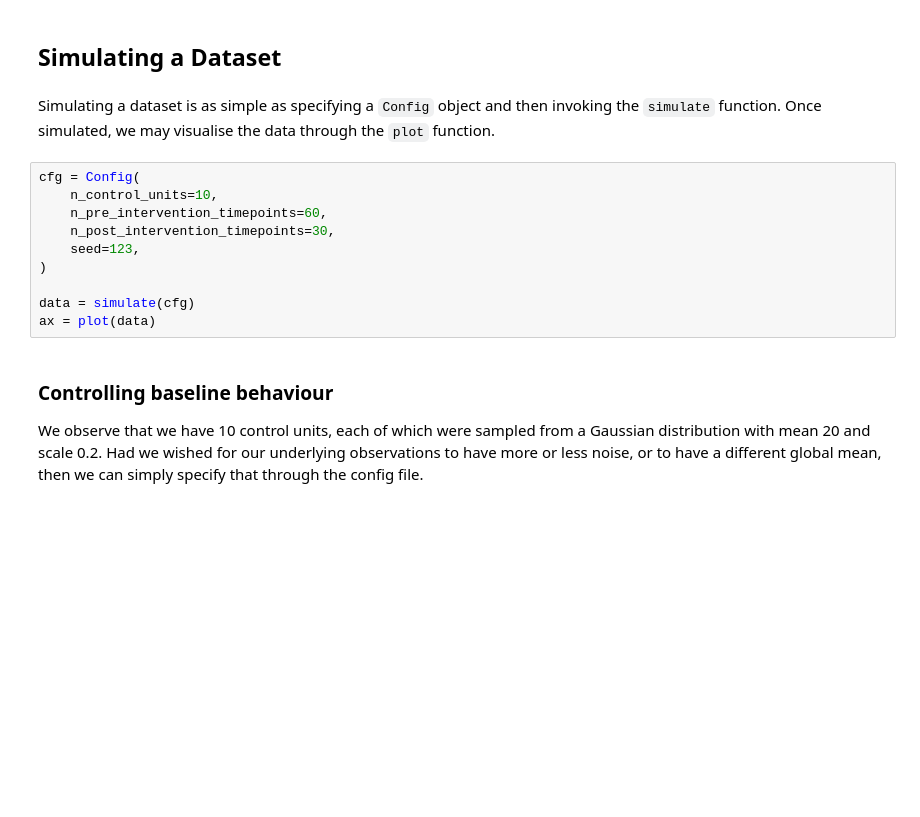
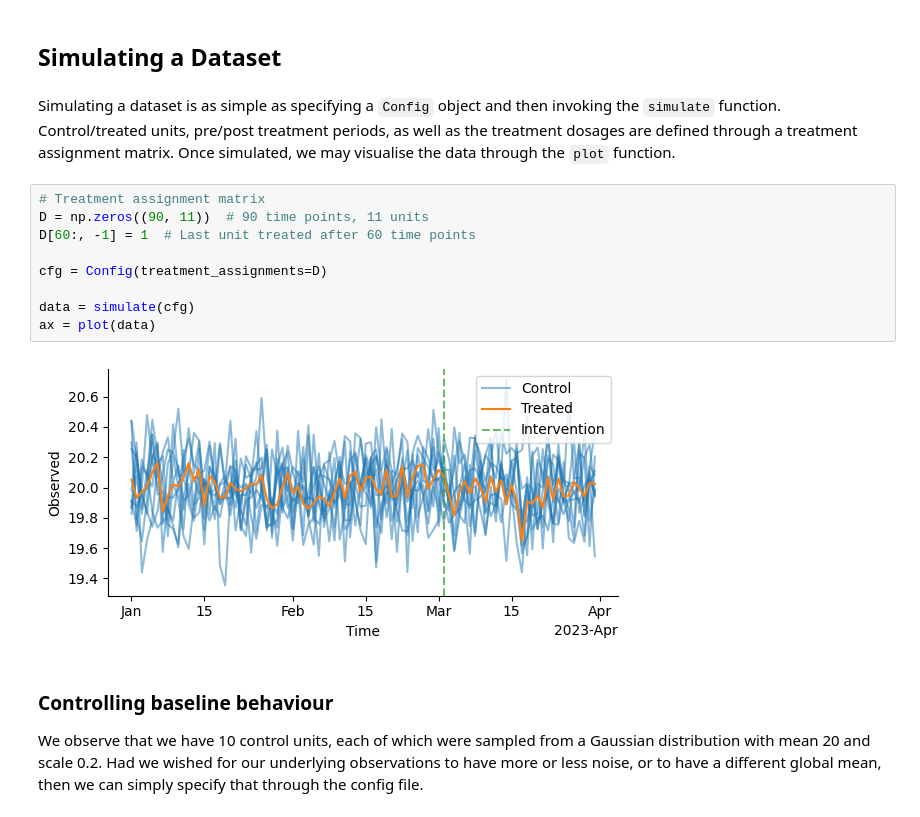
Before and after one commit to amazon-science/causal-validation, a Jupyter notebook: docs/examples/basic.ipynb, the cells around one changed output. Cells and saved outputs as stored; diff of their text form; blank space fills up the shorter version.

```diff
--- a/docs/examples/basic.ipynb
+++ b/docs/examples/basic.ipynb
@@ -30,18 +30,18 @@ from causal_validation.transforms.parameter import UnitVaryingParameter
 # %% [markdown]
 ## Simulating a Dataset
 # %% [markdown]
-Simulating a dataset is as simple as specifying a `Config` object and then invoking the `simulate` function. Once simulated, we may visualise the data
-through the `plot` function.
+Simulating a dataset is as simple as specifying a `Config` object and then invoking the `simulate` function. Control/treated units, pre/post treatment periods, as well as the treatment dosages are defined through a treatment assignment matrix. Once simulated, we may visualise the data through the `plot` function.
 # %%
-cfg = Config(
-    n_control_units=10,
-    n_pre_intervention_timepoints=60,
-    n_post_intervention_timepoints=30,
-    seed=123,
-)
+# Treatment assignment matrix
+D = np.zeros((90, 11))  # 90 time points, 11 units
+D[60:, -1] = 1  # Last unit treated after 60 time points
+
+cfg = Config(treatment_assignments=D)
 
 data = simulate(cfg)
 ax = plot(data)
+# %% [output]
+[figure, added]
 # %% [markdown]
 ### Controlling baseline behaviour
 
```
Also changed, not shown: parts of 10 cells of this notebook, 35 other files.
